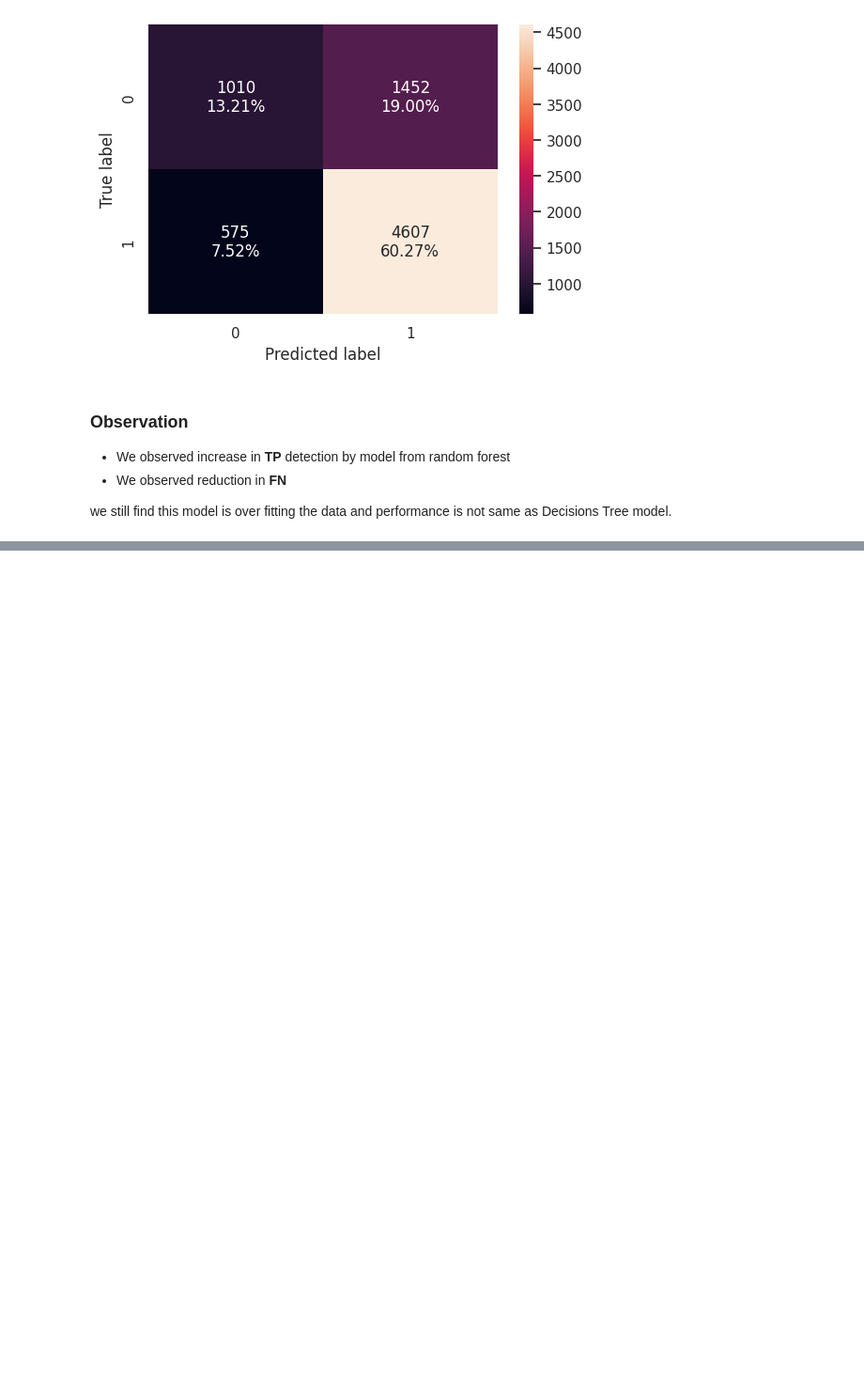
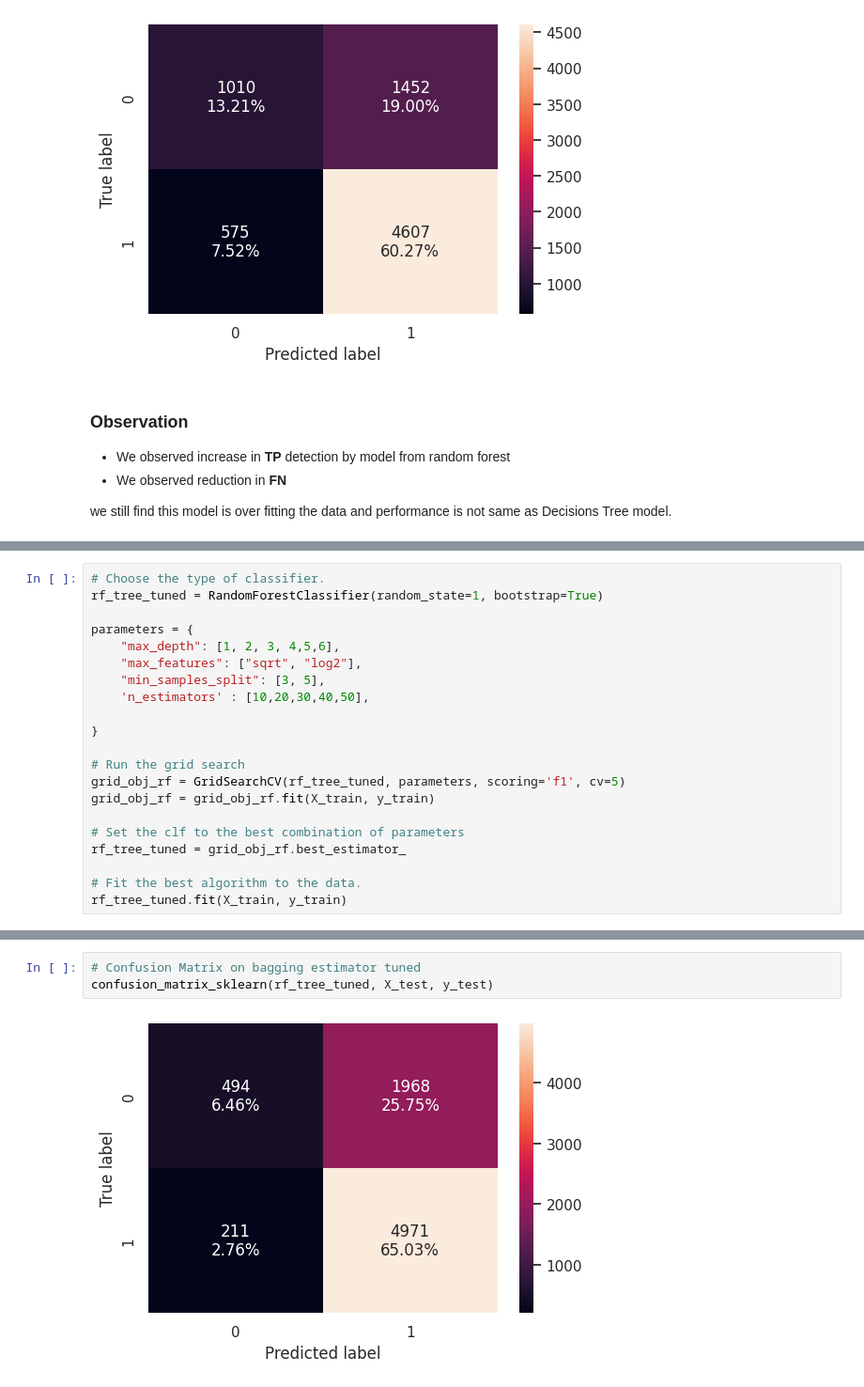
Before and after one commit to Rajesh2015/easy-visa, a Jupyter notebook: easy-visa-solution.ipynb, the cells around one changed output, grey strips where cells are left out. Shown at 94% size. Cells and saved outputs as stored; diff of their text form; blank space fills up the shorter version.

```diff
--- a/easy-visa-solution.ipynb
+++ b/easy-visa-solution.ipynb
@@ -1923,0 +1926,21 @@ we still find this model is over fitting the data and performance is not same as
+# %%
+# Choose the type of classifier.
+rf_tree_tuned = RandomForestClassifier(random_state=1, bootstrap=True)
+
+parameters = {
+    "max_depth": [1, 2, 3, 4,5,6],
+    "max_features": ["sqrt", "log2"],
+    "min_samples_split": [3, 5],
+    'n_estimators' : [10,20,30,40,50],
+
+}
+
+# Run the grid search
+grid_obj_rf = GridSearchCV(rf_tree_tuned, parameters, scoring='f1', cv=5)
+grid_obj_rf = grid_obj_rf.fit(X_train, y_train)
+
+# Set the clf to the best combination of parameters
+rf_tree_tuned = grid_obj_rf.best_estimator_
+
+# Fit the best algorithm to the data.
+rf_tree_tuned.fit(X_train, y_train)
@@ -1923,0 +1977,5 @@ we still find this model is over fitting the data and performance is not same as
+# %%
+# Confusion Matrix on bagging estimator tuned
+confusion_matrix_sklearn(rf_tree_tuned, X_test, y_test)
+# %% [output]
+[figure, added]
```
Also changed, not shown: parts of 15 cells of this notebook.
